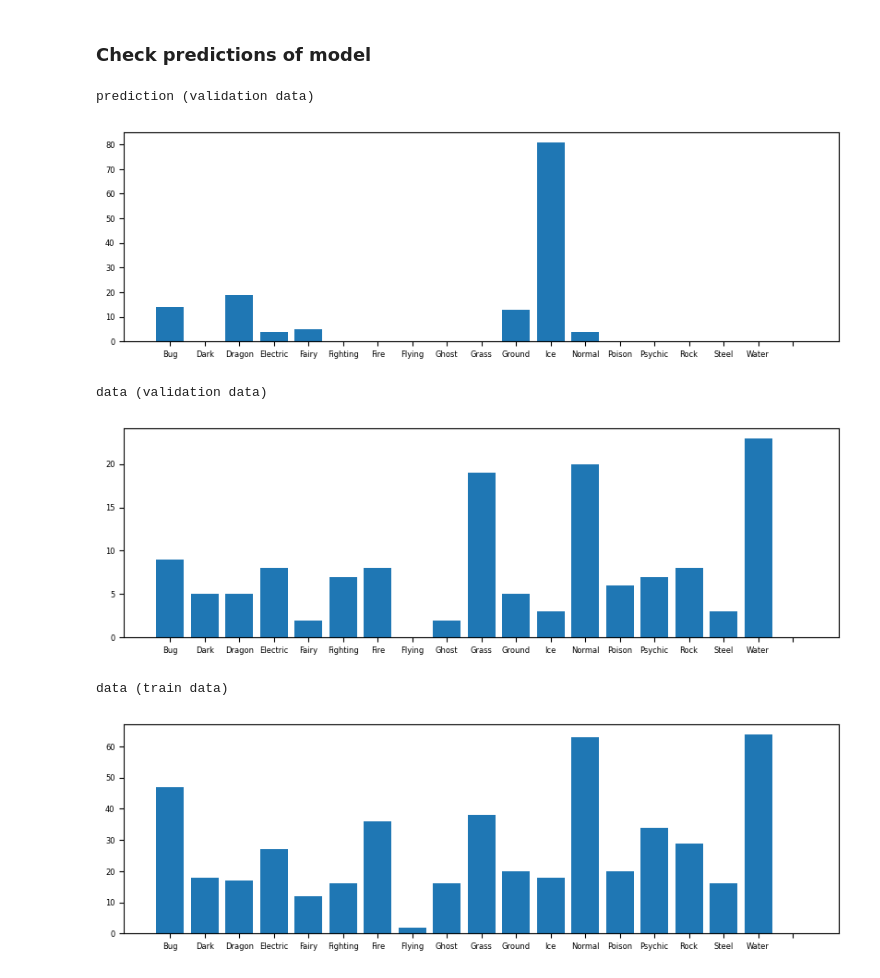
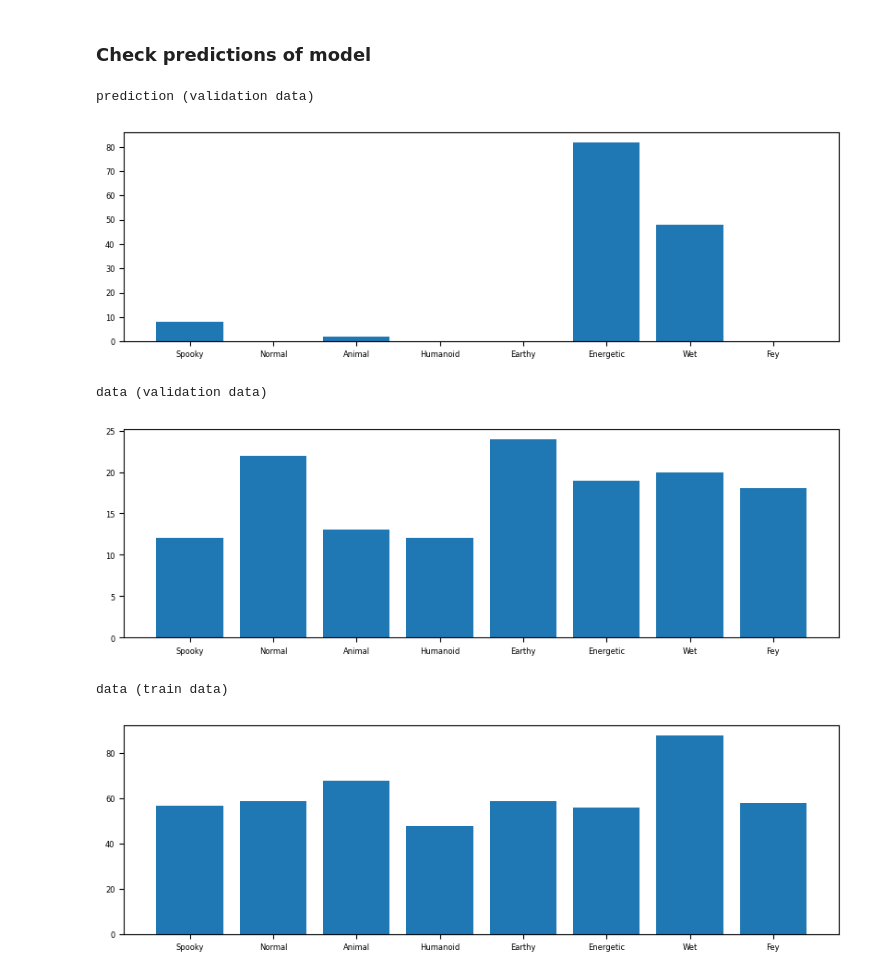
Before and after one commit to maria-yampolskaya/ProjectOAK, a Jupyter notebook: ProjectOAK_s.ipynb, the cells around one changed output. Drawn from its saved outputs; the diff is of its cells as text; code cells hidden in the pictures.

```diff
--- a/ProjectOAK_s.ipynb
+++ b/ProjectOAK_s.ipynb
@@ -246,14 +332,14 @@ model = create_CNN()
 # %% [markdown]
 ### Train the Network
 # %%
-epochs = 10
+epochs = 5
 batch_size = 32
 verbose = 1
 
 measure = dict(monitor='stk1', mode='max')
 
 early_stopping = tf.keras.callbacks.EarlyStopping(
-    min_delta=0, patience=50, verbose=0,
+    min_delta=0, patience=300, verbose=0,
     baseline=None, restore_best_weights=True, **measure
 )
 
@@ -263,22 +349,23 @@ checkpointing = tf.keras.callbacks.ModelCheckpoint('model_checkpoints/myfirstmod
 
 callbacks = [early_stopping, checkpointing]
 
-'''
+#'''
 history = model.fit(datagen.flow(dd.train_data, dd.train_labels, batch_size=batch_size),
-          #          class_weight = class_weight_dict,
+                    class_weight = class_weight_dict,
                     validation_data=(dd.val_data, dd.val_labels),
                     steps_per_epoch=len(dd.train_data) / batch_size, epochs=epochs,
                     callbacks = callbacks, verbose=verbose)
+#''';
+
 '''
-
-
-history = model.fit(sdd.train_data, sdd.train_labels,
-                    validation_data=(sdd.val_data, sdd.val_labels),
+history = model.fit(dd.train_data, dd.train_labels,
+                    validation_data=(dd.val_data, dd.val_labels),
                     batch_size=batch_size,
-                    class_weight = sclass_weight_dict,
+                    class_weight = class_weight_dict,
                     epochs=epochs,
                     callbacks = callbacks,
                     verbose=verbose)
+#''';
 
 # train the data for 500 epochs
 #model.fit(data_train, labels_train, batch_size = 32, epochs = 500, verbose=1, validation_split = 0.1)
@@ -339,32 +416,37 @@ Maximum validation accuracy achieved: 0.13571429252624512
 ### Check predictions of model
 # %%
 ## make the predictions
-predictions = dp.prediction_to_idx(model.predict(sdd.val_data)) #prediction = type with max probability.
-assert len(predictions)==len(sdd.val_data)
+predictions = dp.prediction_to_idx(model.predict(dd.val_data)) #prediction = type with max probability.
+assert len(predictions)==len(dd.val_data)
+# %%
+#NUM_CLASSES = len(dp.ALLTYPES) + 1
+#CLASSES = dp.ALLTYPES
+NUM_CLASSES = MTYPES
+CLASSES = METATYPES
 # %%
 ## show distribution of predicted types & distribution of types in the validation dataset
 print('prediction (validation data)')
 plt.figure(figsize=(10,3))
-bc_p = np.bincount(predictions, minlength=dp.NTYPES+1)
-plt.bar(dp.ALLTYPES, bc_p);
+bc_p = np.bincount(predictions, minlength=NUM_CLASSES)
+plt.bar(CLASSES, bc_p);
 plt.show()
 print('data (validation data)')
 plt.figure(figsize=(10,3))
-bc_v = np.bincount(sdd.val_labels, minlength=dp.NTYPES+1)
-plt.bar(dp.ALLTYPES, bc_v);
+bc_v = np.bincount(dd.val_labels, minlength=NUM_CLASSES)
+plt.bar(CLASSES, bc_v);
 plt.show()
 print('data (train data)')
 plt.figure(figsize=(10,3))
-bc_t = np.bincount(sdd.train_labels, minlength=dp.NTYPES+1)
-plt.bar(dp.ALLTYPES, bc_t);
+bc_t = np.bincount(dd.train_labels, minlength=NUM_CLASSES)
+plt.bar(CLASSES, bc_t);
 plt.show()
 # %% [output]
 prediction (validation data)
-[figure, old version]
+[figure, new version]
 data (validation data)
-[figure, old version]
+[figure, new version]
 data (train data)
-[figure, old version]
+[figure, new version]
 # %%
 ## plot prediction probabilities for some of the pokemon in the test set
 
```
Also changed, not shown: parts of 20 cells of this notebook.
